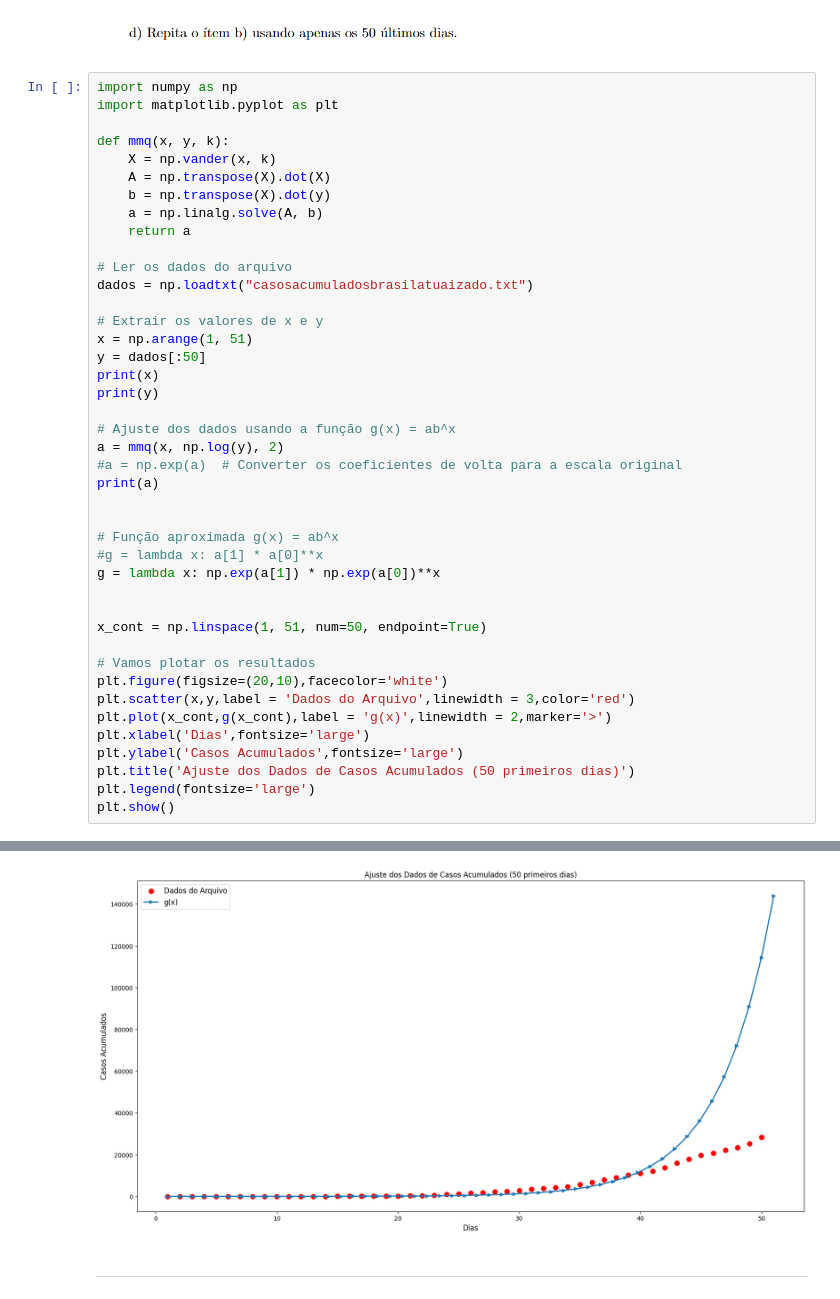
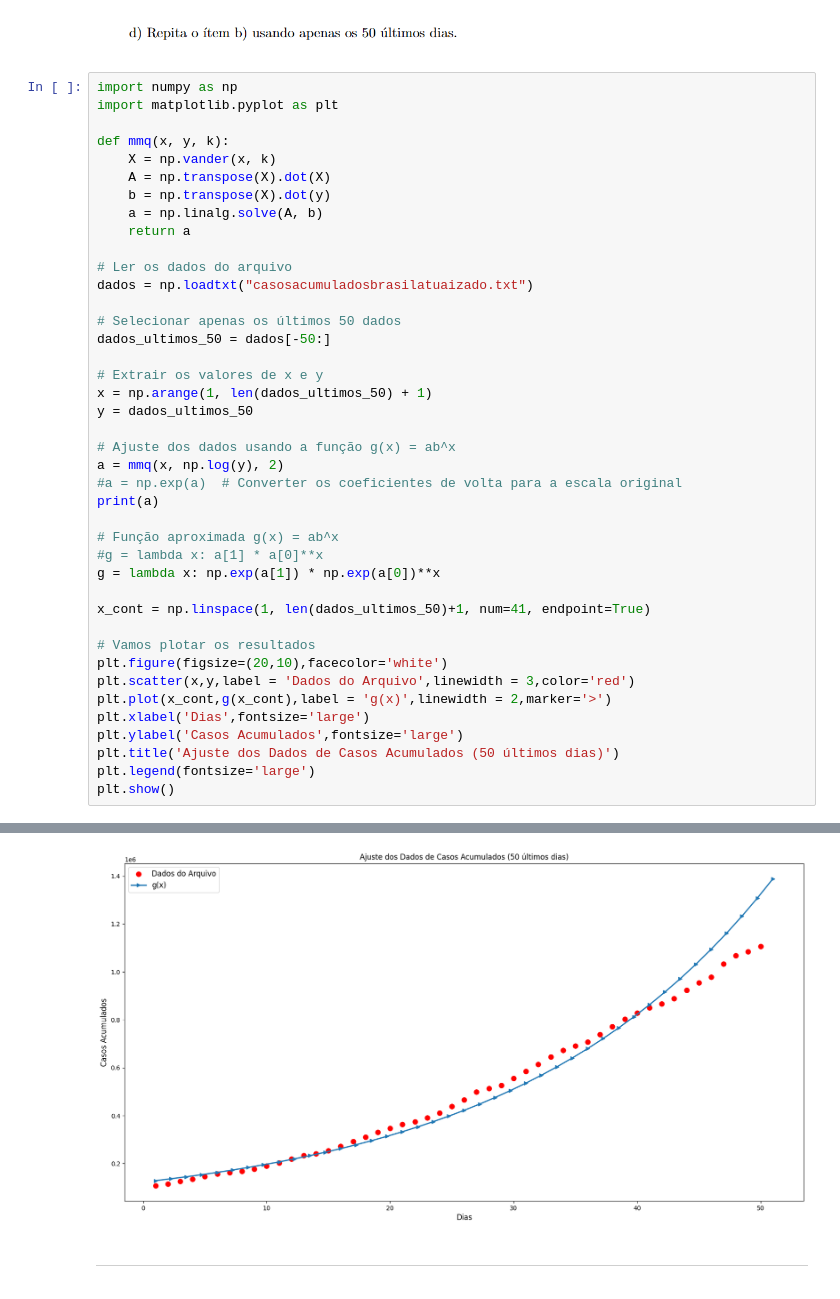
Before and after one commit to EduardoWS/Calculo-Numerico, a Jupyter notebook: EduardoRibeiroRodrigues_13696679_Turma2.ipynb, the cells around one changed output, grey strips where cells are left out. Saved outputs shown, nothing was run; the diff lists cells and outputs as text.

```diff
--- a/EduardoRibeiroRodrigues_13696679_Turma2.ipynb
+++ b/EduardoRibeiroRodrigues_13696679_Turma2.ipynb
@@ -615,24 +615,23 @@ def mmq(x, y, k):
 # Ler os dados do arquivo
 dados = np.loadtxt("casosacumuladosbrasilatuaizado.txt")
 
+# Selecionar apenas os últimos 50 dados
+dados_ultimos_50 = dados[-50:]
+
 # Extrair os valores de x e y
-x = np.arange(1, 51)
-y = dados[:50]
-print(x)
-print(y)
+x = np.arange(1, len(dados_ultimos_50) + 1)
+y = dados_ultimos_50
 
 # Ajuste dos dados usando a função g(x) = ab^x
 a = mmq(x, np.log(y), 2)
 #a = np.exp(a)  # Converter os coeficientes de volta para a escala original
 print(a)
 
-
 # Função aproximada g(x) = ab^x
 #g = lambda x: a[1] * a[0]**x
 g = lambda x: np.exp(a[1]) * np.exp(a[0])**x
 
-
-x_cont = np.linspace(1, 51, num=50, endpoint=True)
+x_cont = np.linspace(1, len(dados_ultimos_50)+1, num=41, endpoint=True)
 
 # Vamos plotar os resultados
 plt.figure(figsize=(20,10),facecolor='white')
@@ -640,7 +639,7 @@ plt.scatter(x,y,label = 'Dados do Arquivo',linewidth = 3,color='red')
 plt.plot(x_cont,g(x_cont),label = 'g(x)',linewidth = 2,marker='>')
 plt.xlabel('Dias',fontsize='large')
 plt.ylabel('Casos Acumulados',fontsize='large')
-plt.title('Ajuste dos Dados de Casos Acumulados (50 primeiros dias)')
+plt.title('Ajuste dos Dados de Casos Acumulados (50 últimos dias)')
 plt.legend(fontsize='large')
 plt.show()
 # %% [output]
@@ -660,4 +647,4 @@ plt.show()
-[figure, old version]
+[figure, new version]
 # %% [markdown]
 <hr>
 # %% [markdown]
```
Also changed, not shown: parts of 1 cell of this notebook.
